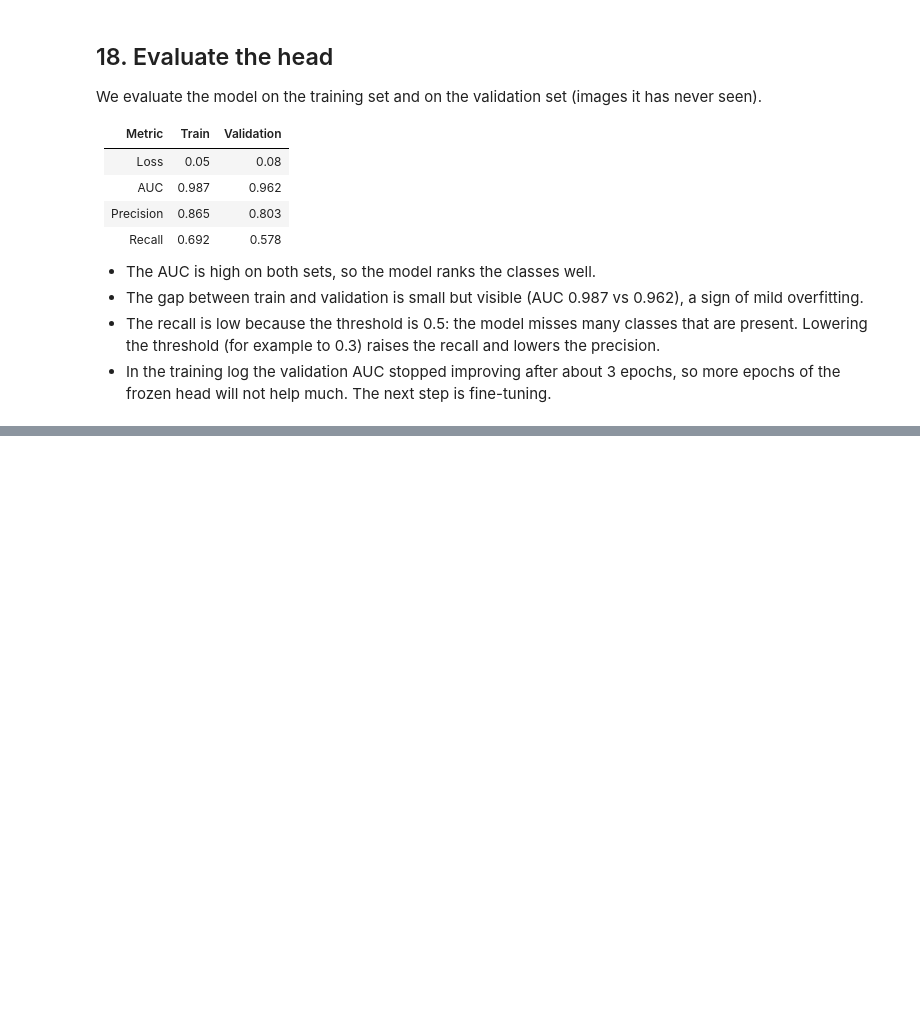
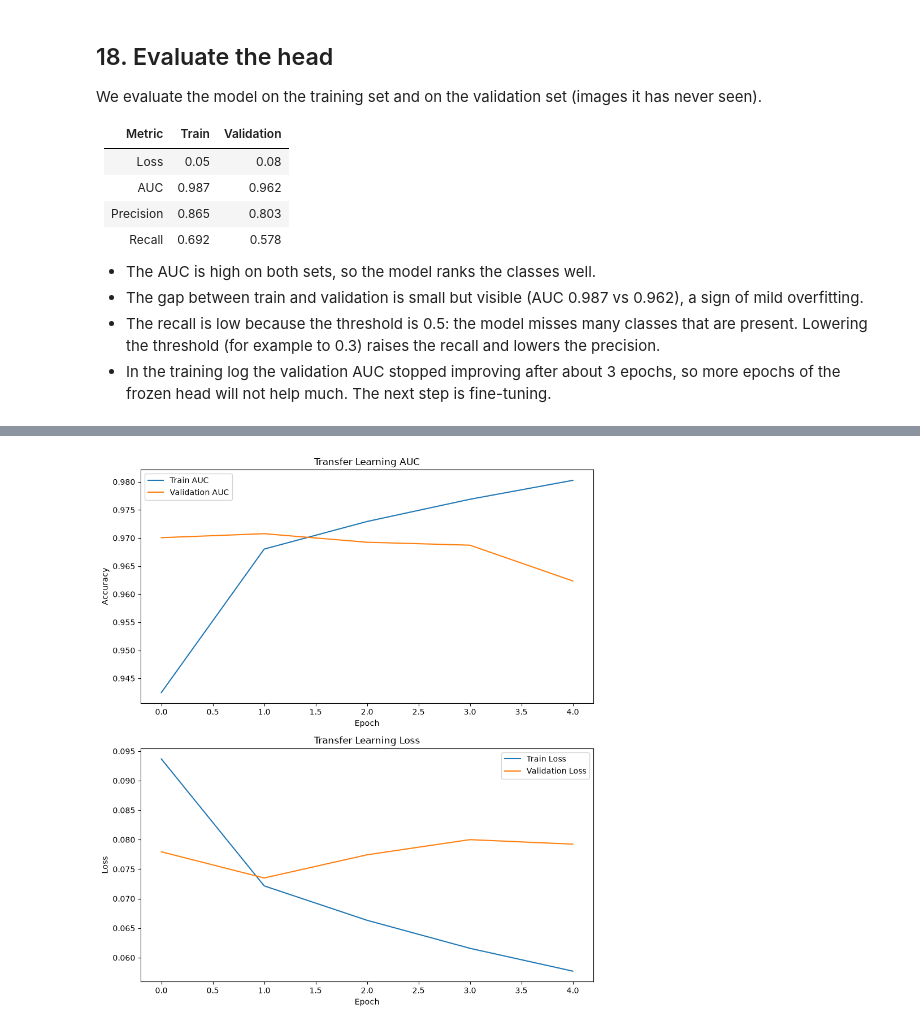
Before and after one commit to python-is-life2022/image-classification-resnet-finetuning, a Jupyter notebook: webcam_resnet_transfer_learning.ipynb, the cells around one changed output, grey strips where cells are left out. Saved outputs shown, nothing was run; the diff lists cells and outputs as text; code cells hidden in the pictures; blank space fills up the shorter version.

Commit message:
Plot the transfer learning curves
- Plot the AUC and the loss of the training and validation sets
- Save the figure as transfer_learning_curves.png

```diff
--- a/webcam_resnet_transfer_learning.ipynb
+++ b/webcam_resnet_transfer_learning.ipynb
@@ -494,0 +505,24 @@ Accuracy: 96.19
+# %%
+import matplotlib.pyplot as plt
+plt.figure(figsize= (9,10))
+plt.subplot(2, 1, 1)
+plt.plot(his.history['auc'], label= 'Train AUC')
+plt.plot(his.history['val_auc'], label= 'Validation AUC')
+plt.legend()
+plt.xlabel('Epoch')
+plt.ylabel('Accuracy')
+plt.title('Transfer Learning AUC')
+
+plt.subplot(2, 1, 2)
+plt.plot(his.history['loss'], label= 'Train Loss')
+plt.plot(his.history['val_loss'], label= 'Validation Loss')
+plt.legend()
+plt.xlabel('Epoch')
+plt.ylabel('Loss')
+plt.title('Transfer Learning Loss')
+
+plt.tight_layout()
+plt.savefig("transfer_learning_curves.png", dpi=150, bbox_inches="tight")
+plt.show()
+# %% [output]
+[figure, added]
```
Also changed, not shown: parts of 6 cells of this notebook.
